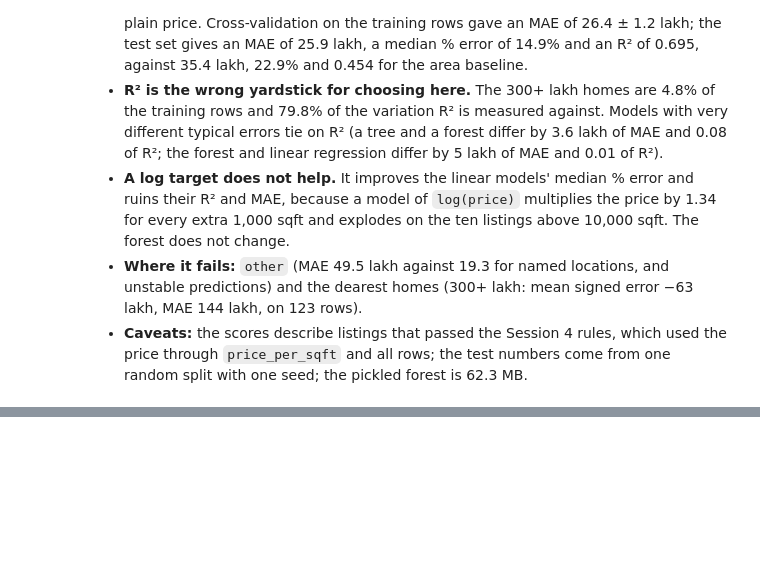
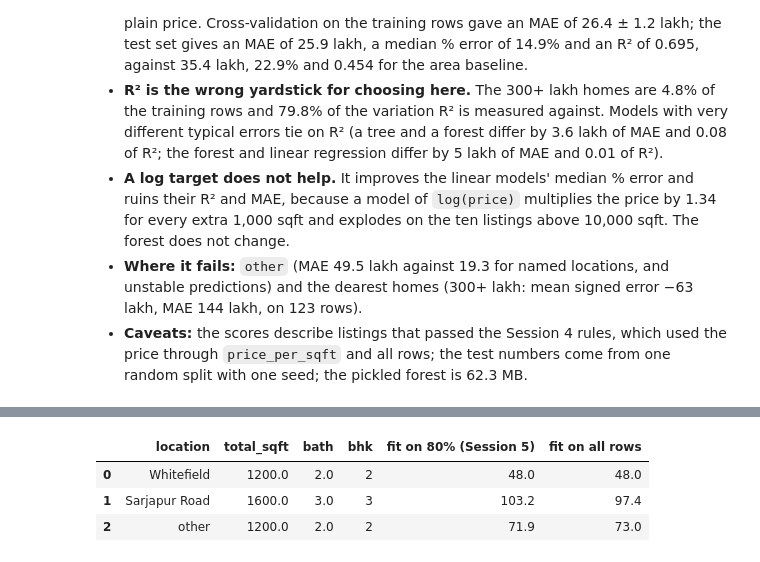
Before and after one commit to shivam-jund/bengaluru-house-price-prediction, a Jupyter notebook: model/price_prediction.ipynb, the cells around one changed output, grey strips where cells are left out. Saved outputs shown, nothing was run; the diff lists cells and outputs as text; code cells hidden in the pictures; blank space fills up the shorter version.

```diff
--- a/model/price_prediction.ipynb
+++ b/model/price_prediction.ipynb
@@ -2343,0 +2489,19 @@ Each decision with its row impact, as seen while the notebook ran on this data.
+# %%
+deploy_model = build_pipeline(RandomForestRegressor(n_estimators=100, random_state=SEED, **forest_params))
+deploy_model.fit(X, y)                                                  # all 11,430 rows, the Session 5 hyperparameters
+assert len(X) == 11_430
+
+sanity_inputs = pd.DataFrame([
+    {"location": "Whitefield", "total_sqft": 1200.0, "bath": 2.0, "bhk": 2},
+    {"location": "Sarjapur Road", "total_sqft": 1600.0, "bath": 3.0, "bhk": 3},
+    {"location": OTHER, "total_sqft": 1200.0, "bath": 2.0, "bhk": 2},
+])
+display(sanity_inputs.assign(**{
+    "fit on 80% (Session 5)": final_model.predict(sanity_inputs).round(1),
+    "fit on all rows": deploy_model.predict(sanity_inputs).round(1),
+}))
+# %% [output]
+|  | location | total_sqft | bath | bhk | fit on 80% (Session 5) | fit on all rows |
+| 0 | Whitefield | 1200.0 | 2.0 | 2 | 48.0 | 48.0 |
+| 1 | Sarjapur Road | 1600.0 | 3.0 | 3 | 103.2 | 97.4 |
+| 2 | other | 1200.0 | 2.0 | 2 | 71.9 | 73.0 |
```
Also changed, not shown: parts of 25 cells of this notebook.
